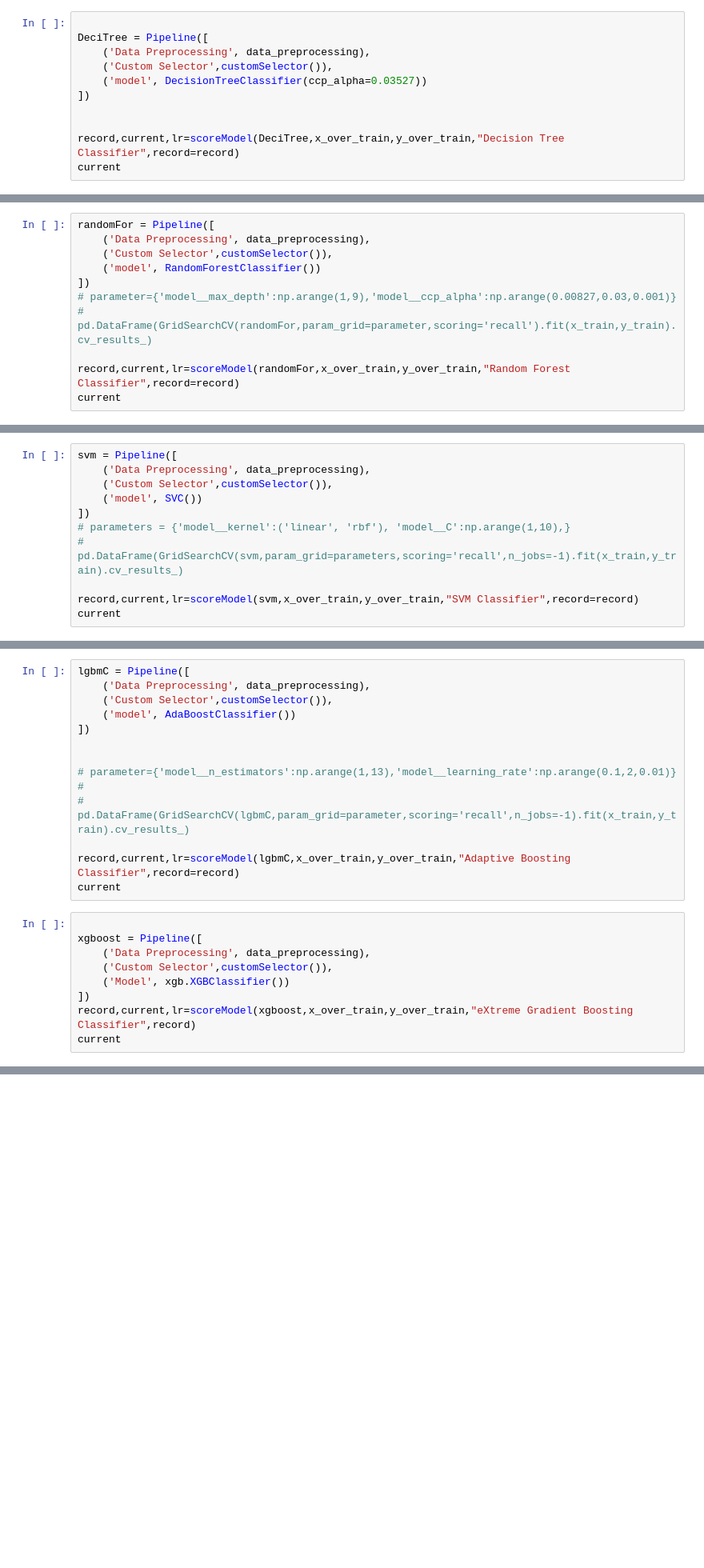
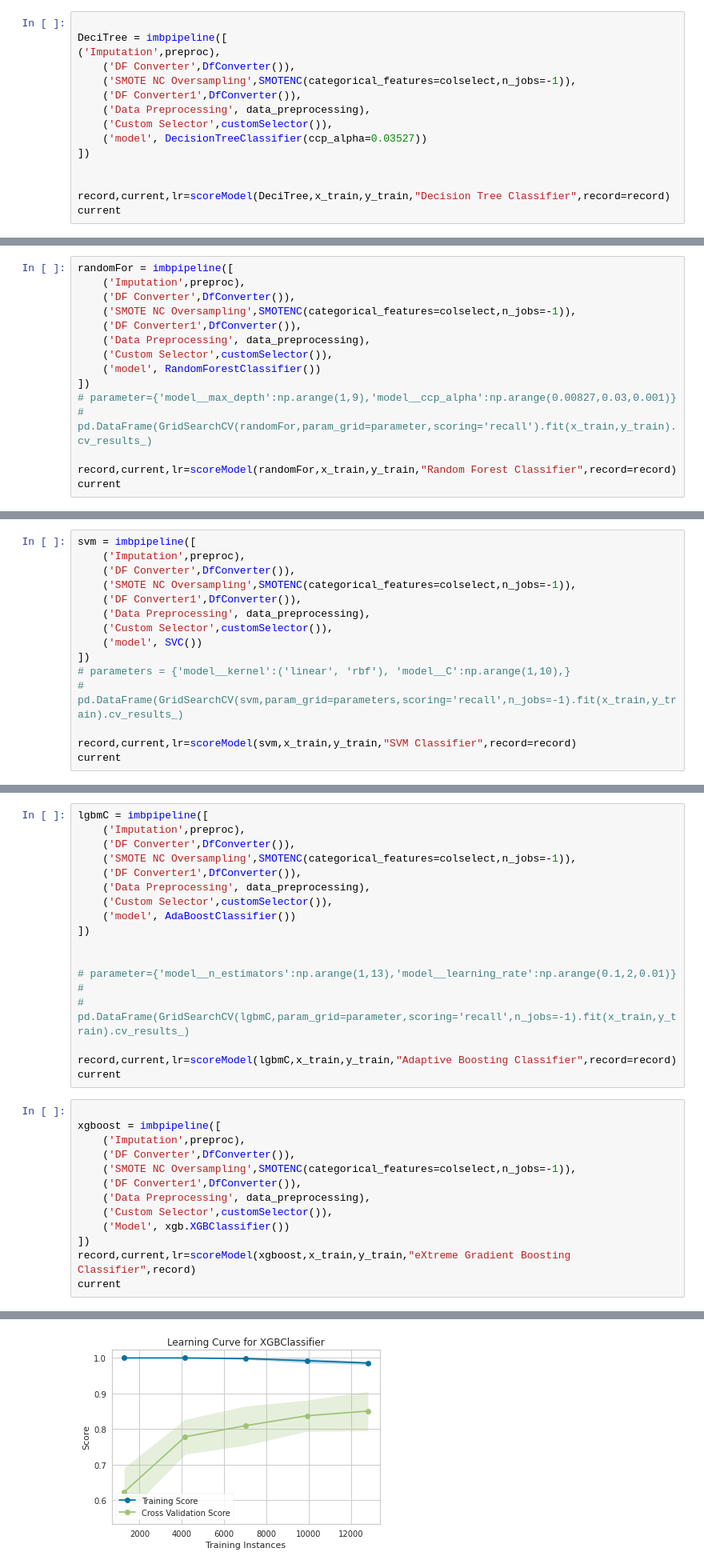
Before and after one commit to zhuofan-16/Machine_Failure_Prediction, a Jupyter notebook: Machine_Classification.ipynb, the cells around one changed output, grey strips where cells are left out. Shown at 80% size. Saved outputs shown, nothing was run; the diff lists cells and outputs as text; blank space fills up the shorter version.

```diff
--- a/Machine_Classification.ipynb
+++ b/Machine_Classification.ipynb
@@ -529,13 +618,17 @@ current
 # %%
 
-DeciTree = Pipeline([
+DeciTree = imbpipeline([
+('Imputation',preproc),
+    ('DF Converter',DfConverter()),
+    ('SMOTE NC Oversampling',SMOTENC(categorical_features=colselect,n_jobs=-1)),
+    ('DF Converter1',DfConverter()),
     ('Data Preprocessing', data_preprocessing),
     ('Custom Selector',customSelector()),
     ('model', DecisionTreeClassifier(ccp_alpha=0.03527))
 ])
 
 
-record,current,lr=scoreModel(DeciTree,x_over_train,y_over_train,"Decision Tree Classifier",record=record)
+record,current,lr=scoreModel(DeciTree,x_train,y_train,"Decision Tree Classifier",record=record)
 current
 # %%
 
@@ -559,5 +652,9 @@ pd.DataFrame(GridSearchCV(DeciTree,param_grid=parameter,scoring='recall').fit(x_
 # %%
-randomFor = Pipeline([
+randomFor = imbpipeline([
+    ('Imputation',preproc),
+    ('DF Converter',DfConverter()),
+    ('SMOTE NC Oversampling',SMOTENC(categorical_features=colselect,n_jobs=-1)),
+    ('DF Converter1',DfConverter()),
     ('Data Preprocessing', data_preprocessing),
     ('Custom Selector',customSelector()),
     ('model', RandomForestClassifier())
@@ -565,7 +662,7 @@ randomFor = Pipeline([
 # parameter={'model__max_depth':np.arange(1,9),'model__ccp_alpha':np.arange(0.00827,0.03,0.001)}
 # pd.DataFrame(GridSearchCV(randomFor,param_grid=parameter,scoring='recall').fit(x_train,y_train).cv_results_)
 
-record,current,lr=scoreModel(randomFor,x_over_train,y_over_train,"Random Forest Classifier",record=record)
+record,current,lr=scoreModel(randomFor,x_train,y_train,"Random Forest Classifier",record=record)
 current
 # %%
 parameter={'model__max_depth':np.arange(1,10),'model__ccp_alpha':np.arange(0.00827,0.05,0.01)}
@@ -573,5 +670,9 @@ pd.DataFrame(GridSearchCV(randomFor,param_grid=parameter,scoring='recall').fit(x
 # %%
-svm = Pipeline([
+svm = imbpipeline([
+    ('Imputation',preproc),
+    ('DF Converter',DfConverter()),
+    ('SMOTE NC Oversampling',SMOTENC(categorical_features=colselect,n_jobs=-1)),
+    ('DF Converter1',DfConverter()),
     ('Data Preprocessing', data_preprocessing),
     ('Custom Selector',customSelector()),
     ('model', SVC())
@@ -579,7 +680,7 @@ svm = Pipeline([
 # parameters = {'model__kernel':('linear', 'rbf'), 'model__C':np.arange(1,10),}
 # pd.DataFrame(GridSearchCV(svm,param_grid=parameters,scoring='recall',n_jobs=-1).fit(x_train,y_train).cv_results_)
 
-record,current,lr=scoreModel(svm,x_over_train,y_over_train,"SVM Classifier",record=record)
+record,current,lr=scoreModel(svm,x_train,y_train,"SVM Classifier",record=record)
 current
 # %%
 parameter={'model__C':np.arange(1,10),'model__gamma':np.arange(0.1,1,0.1)}
@@ -587,5 +688,9 @@ pd.DataFrame(GridSearchCV(svm,param_grid=parameter,scoring='recall').fit(x_over_
 # %%
-lgbmC = Pipeline([
+lgbmC = imbpipeline([
+    ('Imputation',preproc),
+    ('DF Converter',DfConverter()),
+    ('SMOTE NC Oversampling',SMOTENC(categorical_features=colselect,n_jobs=-1)),
+    ('DF Converter1',DfConverter()),
     ('Data Preprocessing', data_preprocessing),
     ('Custom Selector',customSelector()),
     ('model', AdaBoostClassifier())
@@ -596,14 +701,19 @@ lgbmC = Pipeline([
 #
 # pd.DataFrame(GridSearchCV(lgbmC,param_grid=parameter,scoring='recall',n_jobs=-1).fit(x_train,y_train).cv_results_)
 
-record,current,lr=scoreModel(lgbmC,x_over_train,y_over_train,"Adaptive Boosting Classifier",record=record)
+record,current,lr=scoreModel(lgbmC,x_train,y_train,"Adaptive Boosting Classifier",record=record)
 current
 # %%
 
-xgboost = Pipeline([
+xgboost = imbpipeline([
+    ('Imputation',preproc),
+    ('DF Converter',DfConverter()),
+    ('SMOTE NC Oversampling',SMOTENC(categorical_features=colselect,n_jobs=-1)),
+    ('DF Converter1',DfConverter()),
     ('Data Preprocessing', data_preprocessing),
     ('Custom Selector',customSelector()),
     ('Model', xgb.XGBClassifier())
 ])
-record,current,lr=scoreModel(xgboost,x_over_train,y_over_train,"eXtreme Gradient Boosting Classifier",record)
+record,current,lr=scoreModel(xgboost,x_train,y_train,"eXtreme Gradient Boosting Classifier",record)
 current
+# %% [output]
@@ -609,0 +737 @@ current
+[figure, added]
```
Also changed, not shown: parts of 37 cells of this notebook.
